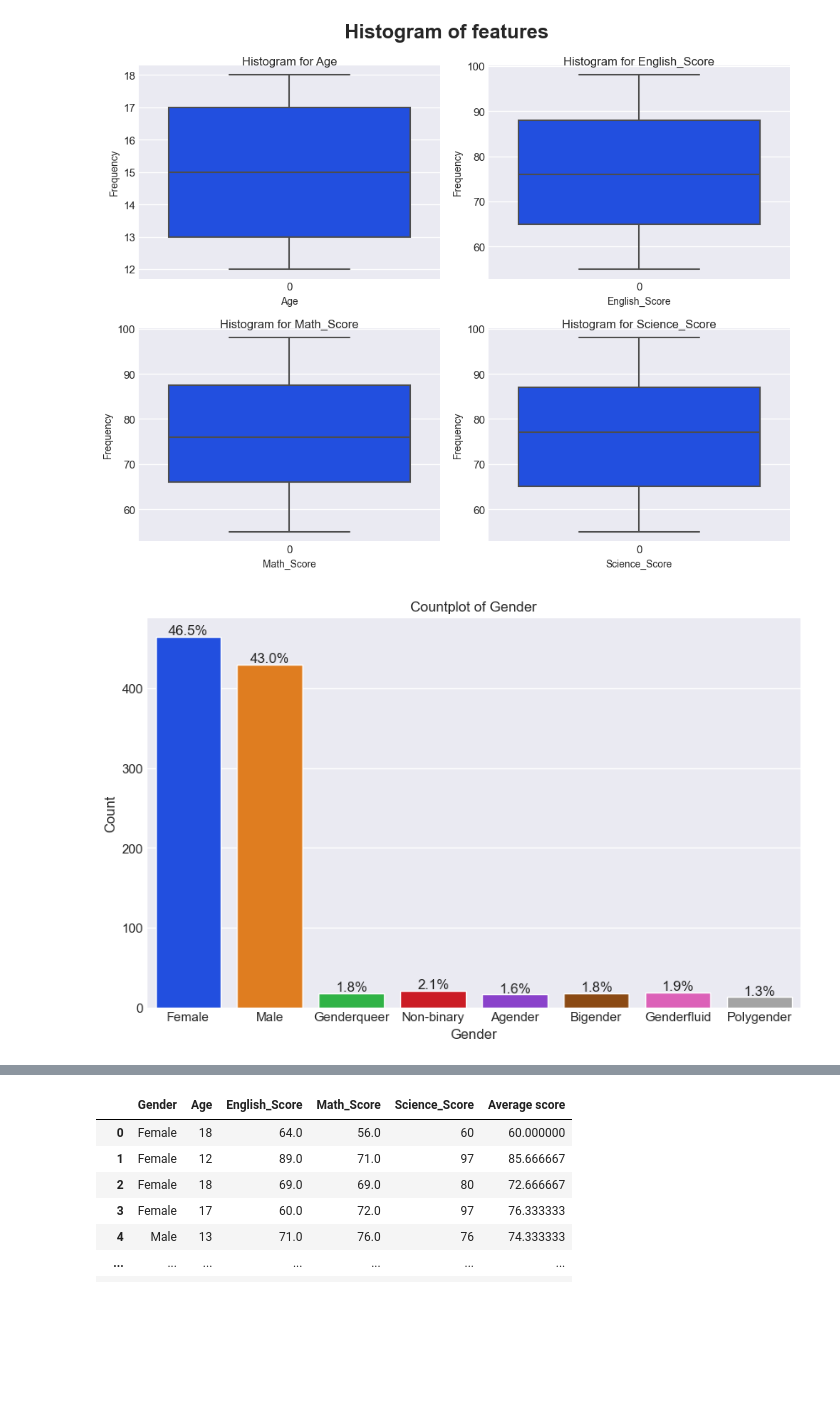
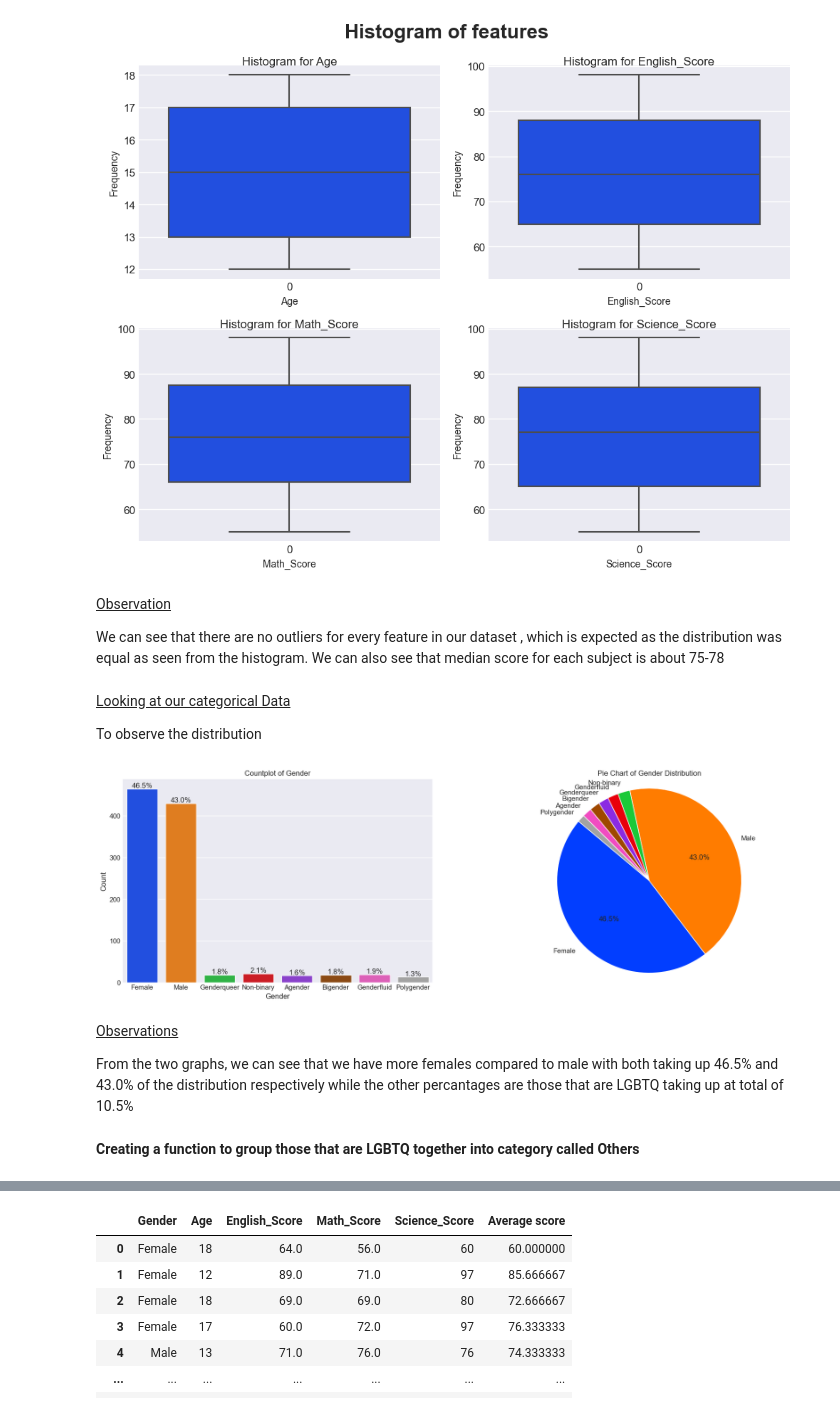
Before and after one commit to y0ngjie/AIML-ST1511-CA2, a Jupyter notebook: clustering copy.ipynb, the cells around one changed output, grey strips where cells are left out. Saved outputs shown, nothing was run; the diff lists cells and outputs as text; code cells hidden in the pictures; blank space fills up the shorter version.

```diff
--- a/clustering copy.ipynb
+++ b/clustering copy.ipynb
@@ -178,25 +178,52 @@ plt.suptitle("Histogram of features", fontsize=20, fontweight='bold')
 plt.show()
 # %% [output]
 [figure]
+# %% [markdown]
+<u>Observation</u><br>
+
+We can see that there are no outliers for every feature in our dataset , which is expected as the distribution was equal as seen from the histogram.
+We can also see that median score for each subject is about 75-78
+# %% [markdown]
+<u>Looking at our categorical Data</u>
+
+To observe the distribution
 # %%
 # Calculate the percentage of each gender
-percentages = df['Gender'].value_counts(normalize=True) * 100
+percentages = df_eda['Gender'].value_counts(normalize=True) * 100
 
+fig, ax = plt.subplots(1,2, figsize=(20,6))
 # Plot the countplot
-plt.figure(figsize=(10, 6))
-ax = sns.countplot(data=df, x='Gender')
+sns.countplot(data=df, x='Gender',ax=ax[0])
 
 # Add percentages as text labels on top of each bar
-for p in ax.patches:
+for p in ax[0].patches:
     height = p.get_height()
-    ax.annotate(f'{height/len(df)*100:.1f}%', (p.get_x() + p.get_width() / 2., height),
+    ax[0].annotate(f'{height/len(df)*100:.1f}%', (p.get_x() + p.get_width() / 2., height),
                 ha='center', va='center', xytext=(0, 5), textcoords='offset points')
 
-ax.set(xlabel='Gender', ylabel='Count')
-plt.title('Countplot of Gender')
+ax[0].set(xlabel='Gender', ylabel='Count')
+ax[0].set_title('Countplot of Gender')
+
+# Define the threshold for displaying percentage values
+threshold = 5
+
+def autopct_format(pct):
+    return f'{pct:.1f}%' if pct > threshold else ''
+
+# Create a pie chart
+ax[1].pie(percentages, labels=percentages.index, autopct=autopct_format, startangle=140)
+ax[1].set_title('Pie Chart of Gender Distribution')
+ax[1].axis('equal')  # Equal aspect ratio ensures that pie is drawn as a circle.
+
 plt.show()
 # %% [output]
-[figure, old version]
+[figure, new version]
+# %% [markdown]
+<u>Observations</u>
+
+From the two graphs, we can see that we have more females compared to male with both taking up 46.5% and 43.0% of the distribution respectively while the other percantages are those that are LGBTQ taking up at total of 10.5%
+# %% [markdown]
+<b> Creating a function to group those that are LGBTQ together into category called Others</b>
 # %%
 def groupNonBinaryGender(name):
     if name != 'Female' and name!= "Male":
```
Also changed, not shown: parts of 59 cells of this notebook.
